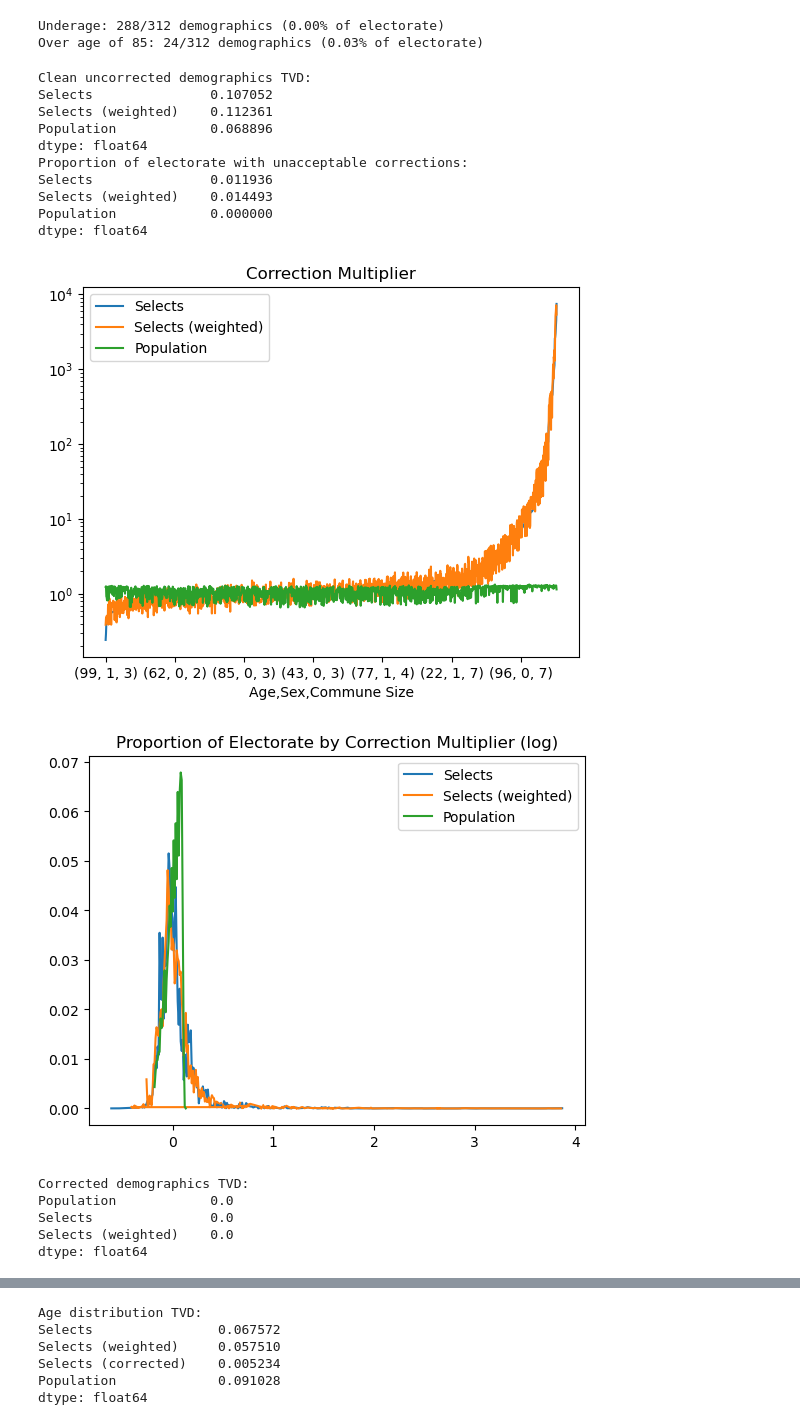
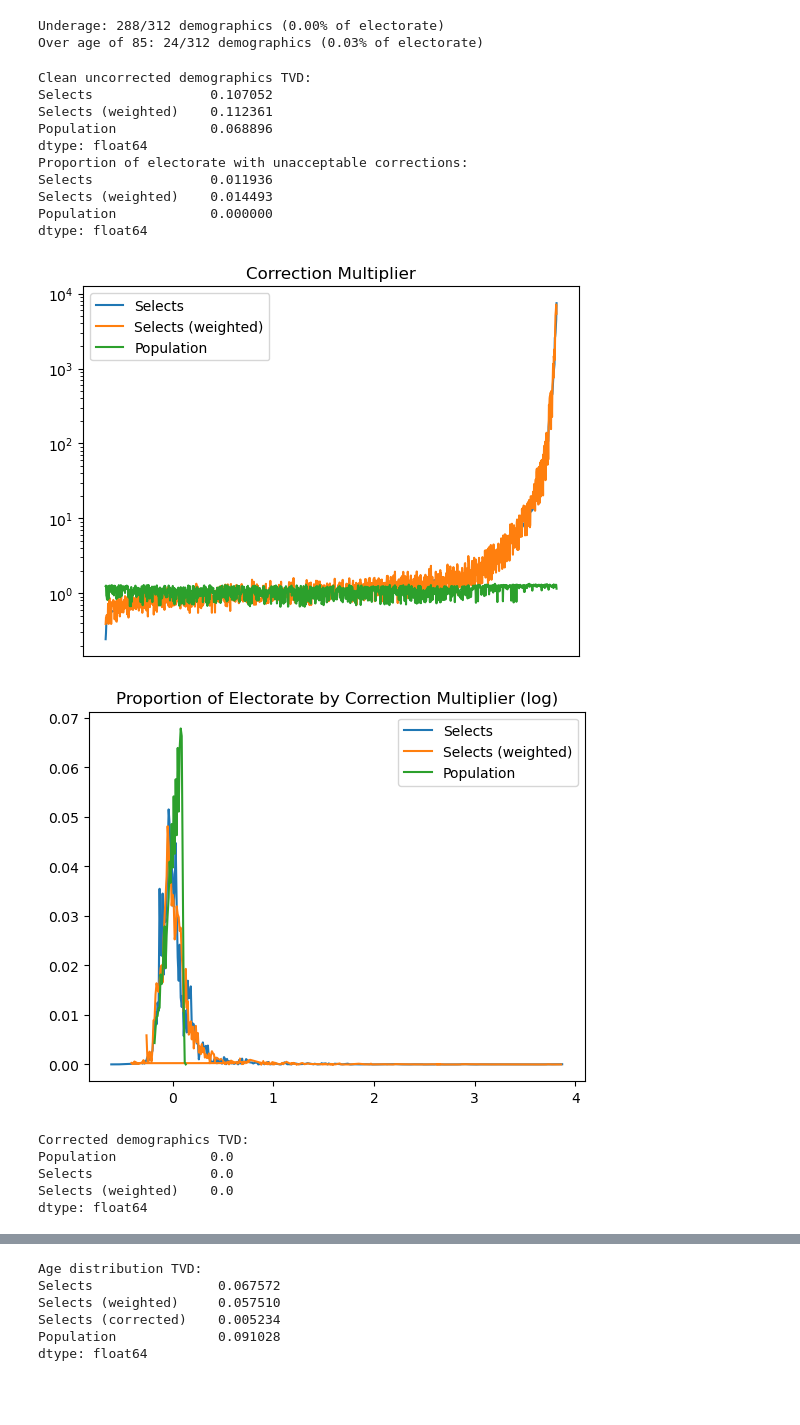
Before and after one commit to tschai-yim/swiss-elections-study, a Jupyter notebook: respondents_vs_population.ipynb, the cells around one changed output, grey strips where cells are left out. Cells and saved outputs as stored; diff of their text form; code cells hidden in the pictures; blank space fills up the shorter version.

```diff
--- a/respondents_vs_population.ipynb
+++ b/respondents_vs_population.ipynb
@@ -63,17 +63,17 @@ merge_proportional(raw_selects_age, smoothed_selects_age).sort_index().plot()
 [figure]
 # %%
 selects_demographics = age_smoothed_selects_year_df.groupby(
-    [AGE_ATTR, SEX_ATTR, COMMUNE_SIZE_ATTR]
+    [AGE_ATTR, SEX_ATTR, COMMUNE_SIZE_ATTR], observed=True, dropna=False
 )['weightc'].sum().rename('Selects')
 weighted_selects_demographics = age_smoothed_selects_year_df.groupby(
-    [AGE_ATTR, SEX_ATTR, COMMUNE_SIZE_ATTR]
+    [AGE_ATTR, SEX_ATTR, COMMUNE_SIZE_ATTR], observed=True, dropna=False
 )['weighttot'].sum().rename('Selects (weighted)')
 
 electorate_demographics = electorate_year_df.groupby(
-    [AGE_ATTR, SEX_ATTR, COMMUNE_SIZE_ATTR]
+    [AGE_ATTR, SEX_ATTR, COMMUNE_SIZE_ATTR], observed=True, dropna=False
 )[POPULATION_ATTR].sum().rename('Electorate')
 population_demographics = population_year_df.groupby(
-    [AGE_ATTR, SEX_ATTR, COMMUNE_SIZE_ATTR]
+    [AGE_ATTR, SEX_ATTR, COMMUNE_SIZE_ATTR], observed=True, dropna=False
 )[POPULATION_ATTR].sum().rename('Population')
 
 demographic_proportions = merge_proportional(
@@ -81,7 +81,8 @@ demographic_proportions = merge_proportional(
     electorate_demographics, population_demographics
 ).fillna(0).sort_values(['Electorate', 'Population'])
 
-demographic_proportions.plot(title='Uncorrected Demographic Proportions')
+ax = demographic_proportions.plot(title='Uncorrected Demographic Proportions')
+ax.get_xaxis().set_visible(False)
 print('Uncorrected demographics TVD:')
 print(calculate_tvd(demographic_proportions, 'Electorate'))
 # %% [output]
@@ -141,7 +140,8 @@ print(calculate_tvd(clean_demographic_proportions, 'Electorate'))
 # Calculate required multiplier to correct selects' distribution
 correction_multiplier = 1 / clean_demographic_proportions[['Selects', 'Selects (weighted)', 'Population']] \
     .div(clean_demographic_proportions['Electorate'], axis=0)
-correction_multiplier.sort_values('Selects').plot(logy=True, title='Correction Multiplier')
+ax = correction_multiplier.sort_values('Selects').plot(logy=True, title='Correction Multiplier')
+ax.get_xaxis().set_visible(False)
 
 # Check correction multiplier magnitude
 multiplier_categories = np.round(np.log10(correction_multiplier), decimals=2)
@@ -167,39 +167,40 @@ plt.show()
 # Clip unacceptable multipliers
 correction_multiplier = correction_multiplier.clip(upper=ACCEPTABLE_CORRECTION, lower=1 / ACCEPTABLE_CORRECTION)
 corrected_demographic_proportions = clean_demographic_proportions.multiply(correction_multiplier)
-corrected_demographic_proportions.plot(title='Corrected Demographic Proportions')
+ax = corrected_demographic_proportions.plot(title='Corrected Demographic Proportions')
+ax.get_xaxis().set_visible(False)
 print('Corrected demographics TVD:')
 print(calculate_tvd(corrected_demographic_proportions, 'Electorate'))
 
 # Apply demographic correction to unweighted selects
 DEMOGRAPHIC_WEIGHT = 'weight_demographic'
 corrected_age_smoothed_selects_year_df = age_smoothed_selects_year_df.copy()
 corrected_age_smoothed_selects_year_df[DEMOGRAPHIC_WEIGHT] = 0.0
 for (age, sex, commune_size), factor in correction_multiplier['Selects'].items():
     mask = ((corrected_age_smoothed_selects_year_df[AGE_ATTR] == age) &
             (corrected_age_smoothed_selects_year_df[SEX_ATTR] == sex) &
             (corrected_age_smoothed_selects_year_df[COMMUNE_SIZE_ATTR] == commune_size))
     corrected_age_smoothed_selects_year_df.loc[mask, DEMOGRAPHIC_WEIGHT] = factor
 for col in ('weightc', 'weightst', 'weightp', 'weighttot'):
     corrected_age_smoothed_selects_year_df[col] *= corrected_age_smoothed_selects_year_df[DEMOGRAPHIC_WEIGHT]
 
 # Check if implementation results match
 assert_series_equal(corrected_age_smoothed_selects_year_df['weightc'], apply_demographic_correction(
     age_smoothed_selects_year_df, electorate_year_df,
     acceptable_correction=ACCEPTABLE_CORRECTION,
 )['weightc'])
 # %% [output]
 Clean uncorrected demographics TVD:
 Selects               0.107052
 Selects (weighted)    0.112361
 Population            0.068896
 dtype: float64
 Proportion of electorate with unacceptable corrections:
 Selects               0.011936
 Selects (weighted)    0.014493
 Population            0.000000
 dtype: float64
-[figure, old version]
+[figure, new version]
 [figure]
 Corrected demographics TVD:
 Population            0.0
```
Also changed, not shown: parts of 6 cells of this notebook, 4 other files.
